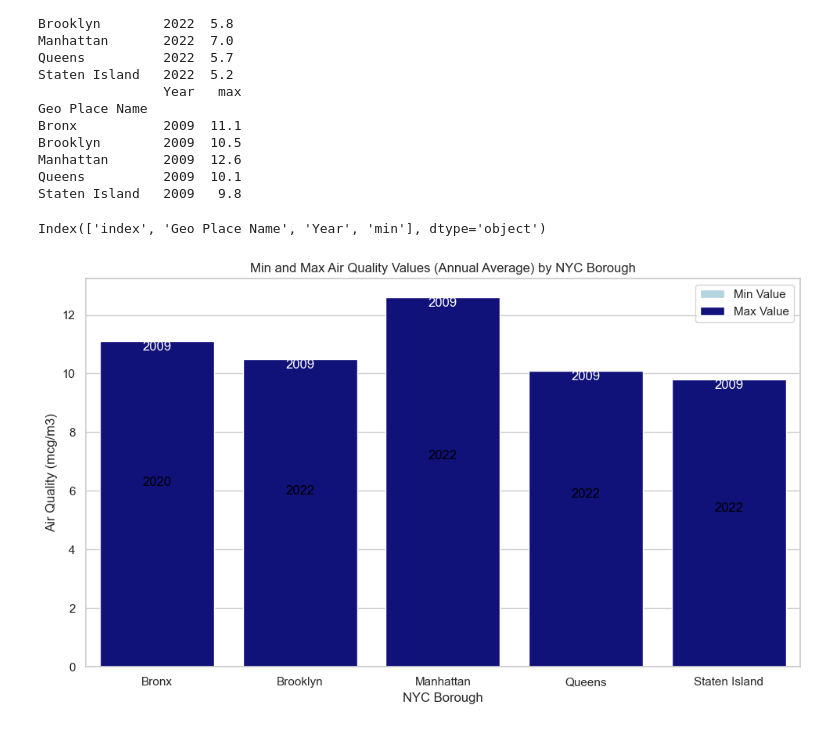
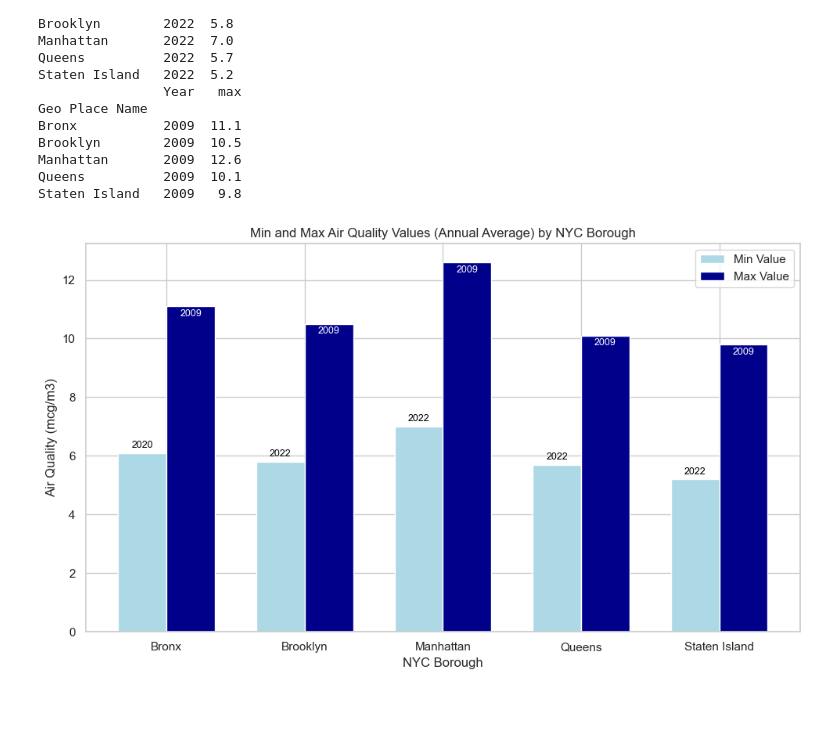
Before and after one commit to kellymore/city-of-new-york-air-quality-measurement, a Jupyter notebook: notebooks/min_max.ipynb, the cells around one changed output. Drawn from its saved outputs; the diff is of its cells as text; code cells hidden in the pictures.

```diff
--- a/notebooks/min_max.ipynb
+++ b/notebooks/min_max.ipynb
@@ -42,50 +42,45 @@ Brooklyn        2009  10.5
 Manhattan       2009  12.6
 Queens          2009  10.1
 Staten Island   2009   9.8
-# %%
-print(min_values.columns)
-# %% [output]
-Index(['index', 'Geo Place Name', 'Year', 'min'], dtype='object')
 # %%
 import matplotlib.pyplot as plt
-import seaborn as sns
+import numpy as np
 
 # Reset the index for min and max values to prepare for plotting
 min_values = min_values.reset_index()
 max_values = max_values.reset_index()
 
-# Create a new DataFrame for plotting, combining min and max values
-plot_data = pd.DataFrame({
-    'Borough': min_values['Geo Place Name'],
-    'Min Value': min_values['min'],
-    'Min Year': min_values['Year'],
-    'Max Value': max_values['max'],
-    'Max Year': max_values['Year']
-})
-
 # Set up the figure and axis
 plt.figure(figsize=(10, 6))
-sns.set(style="whitegrid")
+
+# Calculate bar positions to place min and max bars side-by-side
+bar_width = 0.35
+index = np.arange(len(min_values))
 
 # Plot min values
-sns.barplot(x='Borough', y='Min Value', data=plot_data, color='lightblue', label='Min Value')
+plt.bar(index, min_values['min'], bar_width, color='lightblue', label='Min Value')
 
-# Overlay max values
-sns.barplot(x='Borough', y='Max Value', data=plot_data, color='darkblue', label='Max Value')
+# Plot max values next to the min values
+plt.bar(index + bar_width, max_values['max'], bar_width, color='darkblue', label='Max Value')
 
 # Annotate the years for min and max values
-for index, row in plot_data.iterrows():
-    plt.text(index, row['Min Value'], f'{row["Min Year"]}', color='black', ha="center", va="bottom")
-    plt.text(index, row['Max Value'], f'{row["Max Year"]}', color='white', ha="center", va="top")
+for i in range(len(min_values)):
+    plt.text(index[i], min_values['min'][i] + 0.1, f'{min_values["Year"][i]}', ha='center', va='bottom', color='black', fontsize=9)
+    plt.text(index[i] + bar_width, max_values['max'][i] - 0.1, f'{max_values["Year"][i]}', ha='center', va='top', color='white', fontsize=9)
 
 # Add labels and title
 plt.xlabel('NYC Borough')
 plt.ylabel('Air Quality (mcg/m3)')
 plt.title('Min and Max Air Quality Values (Annual Average) by NYC Borough')
+
+# Set x-axis labels
+plt.xticks(index + bar_width / 2, min_values['Geo Place Name'])
+
+# Add legend
 plt.legend()
 
 # Show the plot
 plt.tight_layout()
 plt.show()
 # %% [output]
-[figure, old version]
+[figure, new version]
```
